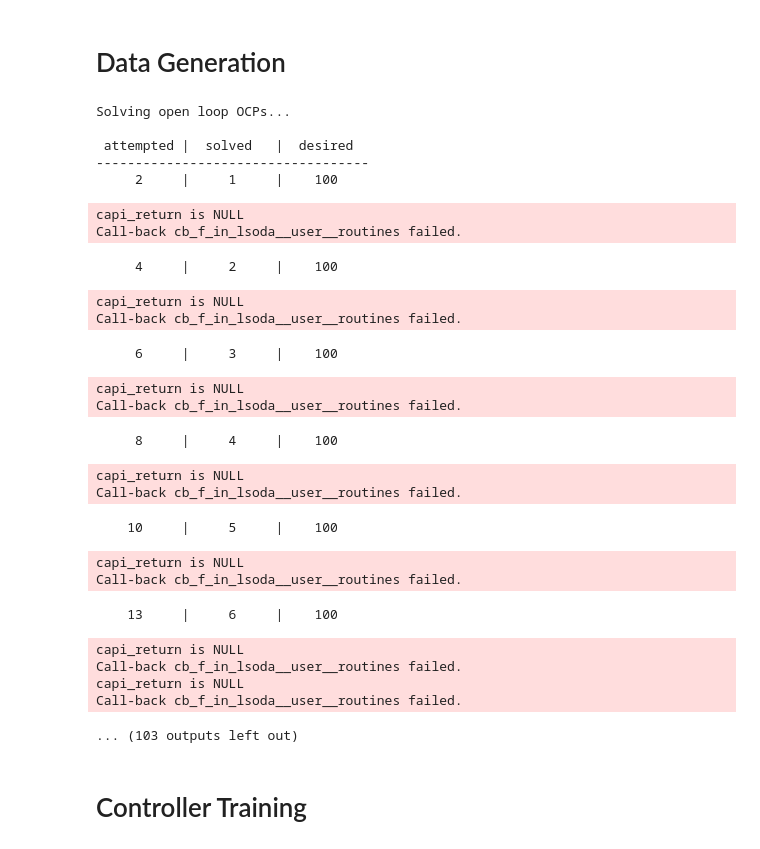
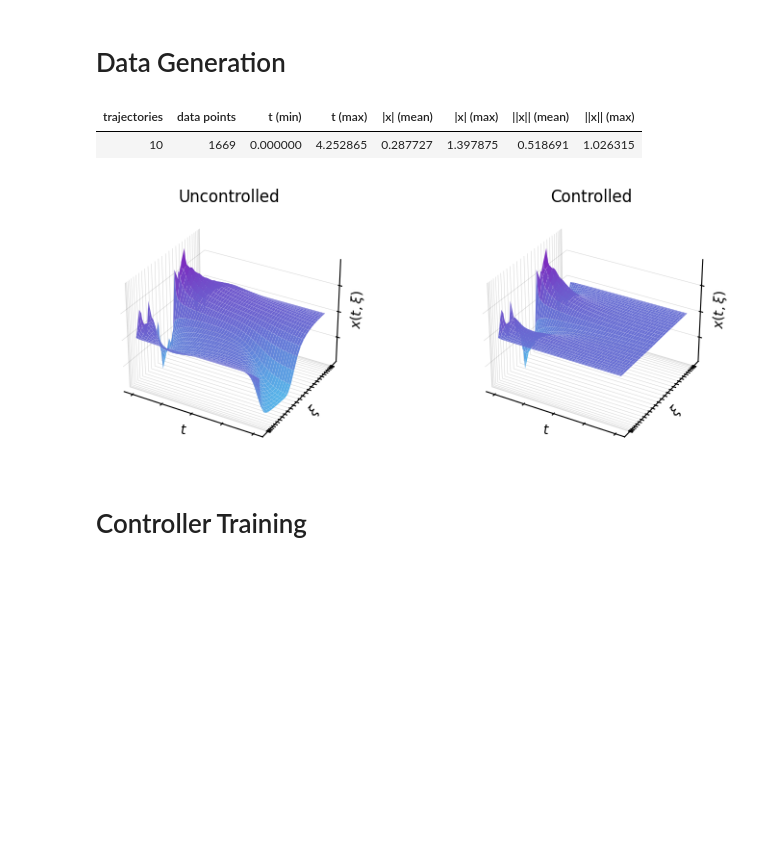
Before and after one commit to flosoellner/AdHoc, a Jupyter notebook: experiment.ipynb, the cells around one changed output. Drawn from its saved outputs; the diff is of its cells as text; code cells hidden in the pictures; blank space fills up the shorter version.

```diff
--- a/experiment.ipynb
+++ b/experiment.ipynb
@@ -18,47 +18,25 @@ tables.show_spec(config, keys=["system", "seed", "n_states", "n_controls", "t1_i
 # %%
 import matplotlib.pyplot as plt
 from data import load_or_generate
 
 # Load data - now returns train, val, meta
-data_train, data_val, meta = load_or_generate(config, n_trajectories=100, controller=config.ocp.LQR)
+data_train, data_val, meta = load_or_generate(config, n_trajectories=10, controller=config.ocp.LQR)
 data = data_train  # Keep using 'data' for backward compatibility
 
 # 2. Save AND get the summary dataframe
 summary_df = tables.save_data_summary_table(config, data)
 
 # 3. Display it nicely in the notebook
 
 display(summary_df.style.hide(axis="index"))
 
 
 fig = P.plot_3d(config=config, controller=config.ocp.LQR, savepath="figures/test.pdf")
 plt.show()
 # %% [output]
-Solving open loop OCPs...
-
- attempted |  solved   |  desired
------------------------------------
-     2     |     1     |    100
-capi_return is NULL
-Call-back cb_f_in_lsoda__user__routines failed.
-     4     |     2     |    100
-capi_return is NULL
-Call-back cb_f_in_lsoda__user__routines failed.
-     6     |     3     |    100
-capi_return is NULL
-Call-back cb_f_in_lsoda__user__routines failed.
-     8     |     4     |    100
-capi_return is NULL
-Call-back cb_f_in_lsoda__user__routines failed.
-    10     |     5     |    100
-capi_return is NULL
-Call-back cb_f_in_lsoda__user__routines failed.
-    13     |     6     |    100
-capi_return is NULL
-Call-back cb_f_in_lsoda__user__routines failed.
-capi_return is NULL
-Call-back cb_f_in_lsoda__user__routines failed.
-... (103 outputs left out)
+| trajectories | data points | t (min) | t (max) | |x| (mean) | |x| (max) | ||x|| (mean) | ||x|| (max) |
+| 10 | 1669 | 0.000000 | 4.252865 | 0.287727 | 1.397875 | 0.518691 | 1.026315 |
+[figure, added]
 # %% [markdown]
 # Controller Training
 # %%
```
Also changed, not shown: parts of 9 cells of this notebook, 16 other files.
